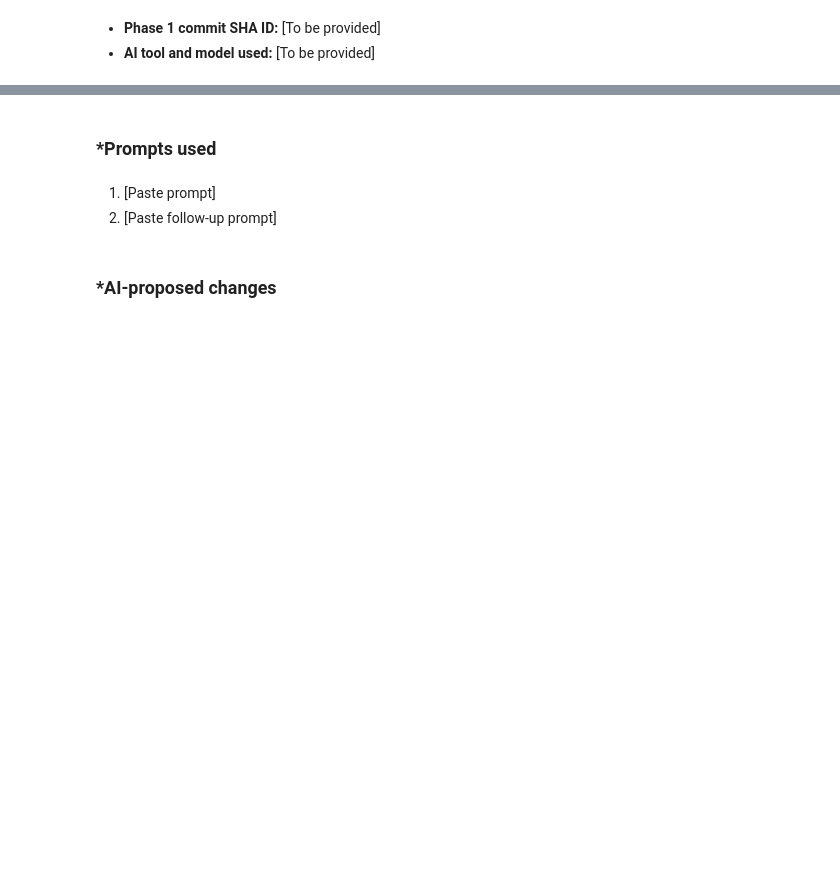
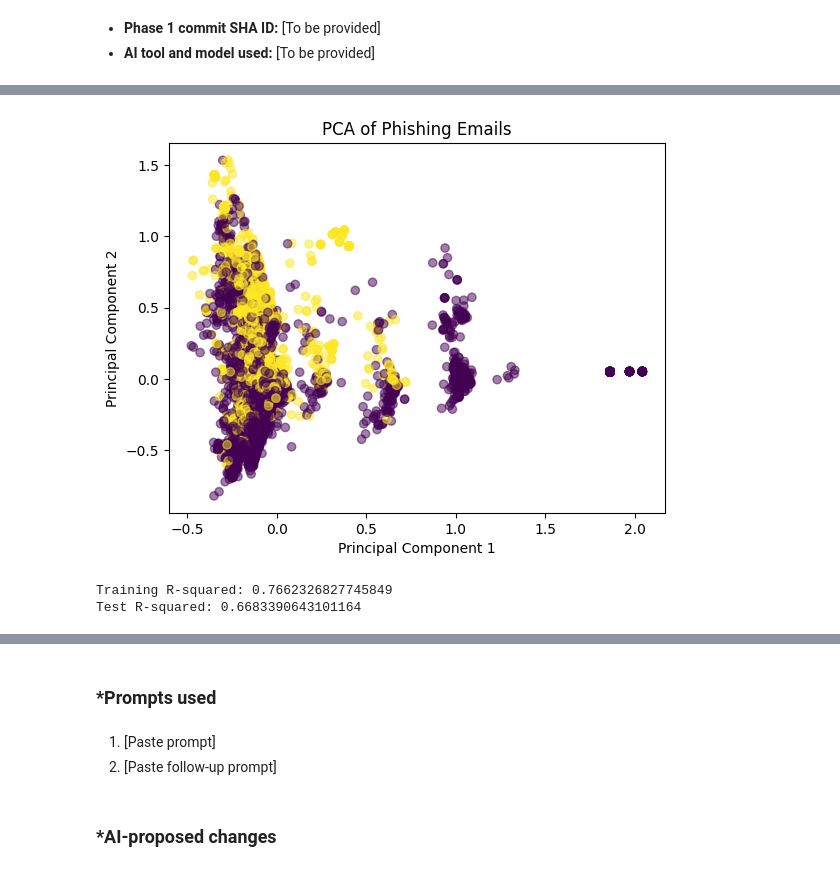
Before and after one commit to jason-zermani/A05-pca, a Jupyter notebook: notebook.ipynb, the cells around one changed output, grey strips where cells are left out. Saved outputs shown, nothing was run; the diff lists cells and outputs as text; code cells hidden in the pictures; blank space fills up the shorter version.

```diff
--- a/notebook.ipynb
+++ b/notebook.ipynb
@@ -183,3 +262,20 @@ Keep Phase 1 frozen.
 # %% [markdown]
 - **Phase 1 commit SHA ID:** [To be provided]
 - **AI tool and model used:** [To be provided]
+# %%
+import pandas as pd
+import numpy as np
+
+from sklearn.model_selection import train_test_split
+from sklearn.linear_model import LinearRegression
+
+df = pd.read_parquet('/content/sample_data/Phishing_clean.parquet')
+
+print("First five rows:")
+print(df.head())
+
+print("Dataset size:")
+print(df.shape)
+
+print("Column names:")
+print(df.columns.tolist())
@@ -185,0 +406,43 @@ Keep Phase 1 frozen.
+# %%
+import pandas as pd
+import matplotlib.pyplot as plt
+from sklearn.decomposition import PCA
+
+X = df.drop('Email Type', axis=1)
+y = df['Email Type']
+
+pca_2 = PCA(n_components=2)
+X_pca_2 = pca_2.fit_transform(X)
+
+plt.scatter(X_pca_2[:, 0], X_pca_2[:, 1], c=y, alpha=0.5)
+plt.xlabel('Principal Component 1')
+plt.ylabel('Principal Component 2')
+plt.title('PCA of Phishing Emails')
+plt.show()
+# %% [output]
+[figure, added]
+# %%
+from sklearn.model_selection import train_test_split
+from sklearn.linear_model import LinearRegression
+from sklearn.decomposition import PCA
+
+X = df.drop('Email Type', axis=1)
+y = df['Email Type']
+
+X_train, X_test, y_train, y_test = train_test_split(
+    X, y, test_size=0.2, random_state=42
+)
+
+pca = PCA(n_components=2610)
+
+X_train_pca = pca.fit_transform(X_train)
+X_test_pca = pca.transform(X_test)
+
+model_pca = LinearRegression()
+model_pca.fit(X_train_pca, y_train)
+
+print("Training R-squared:", model_pca.score(X_train_pca, y_train))
+print("Test R-squared:", model_pca.score(X_test_pca, y_test))
+# %% [output]
+Training R-squared: 0.7662326827745849
+Test R-squared: 0.6683390643101164
```
Also changed, not shown: parts of 18 cells of this notebook.
